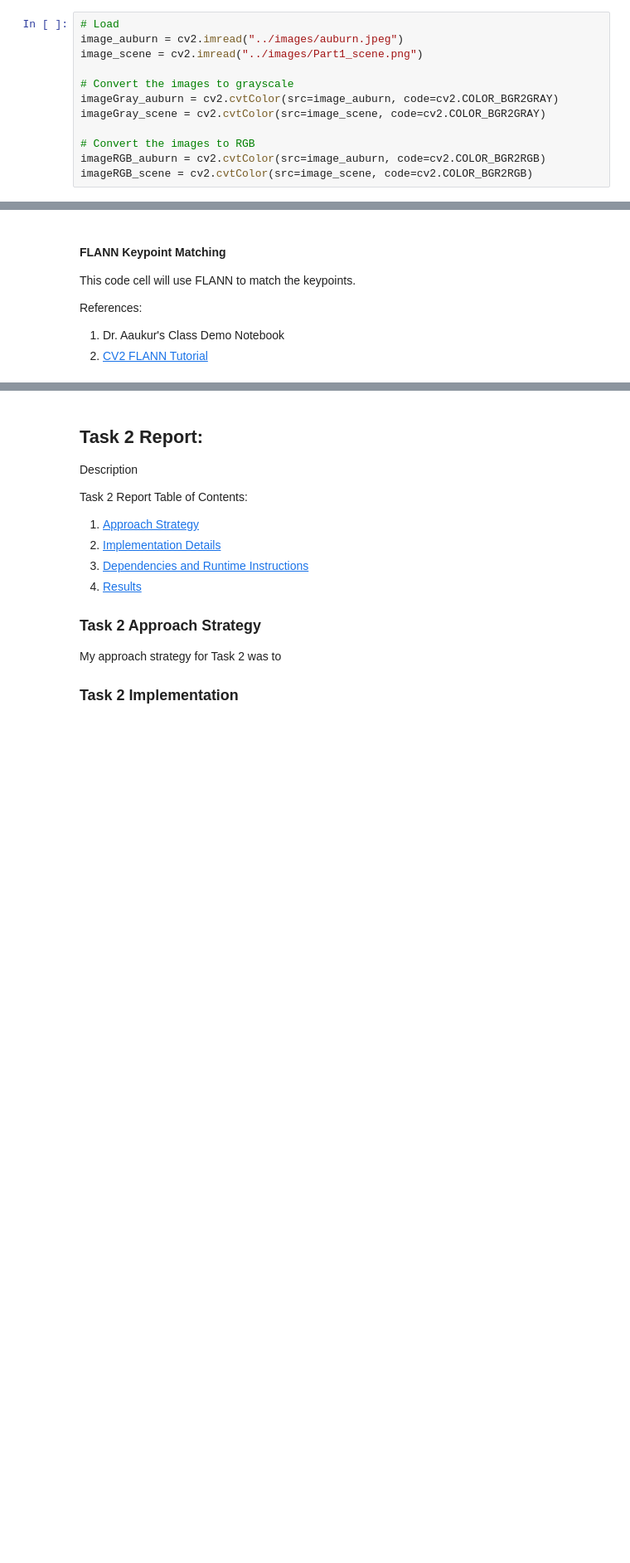
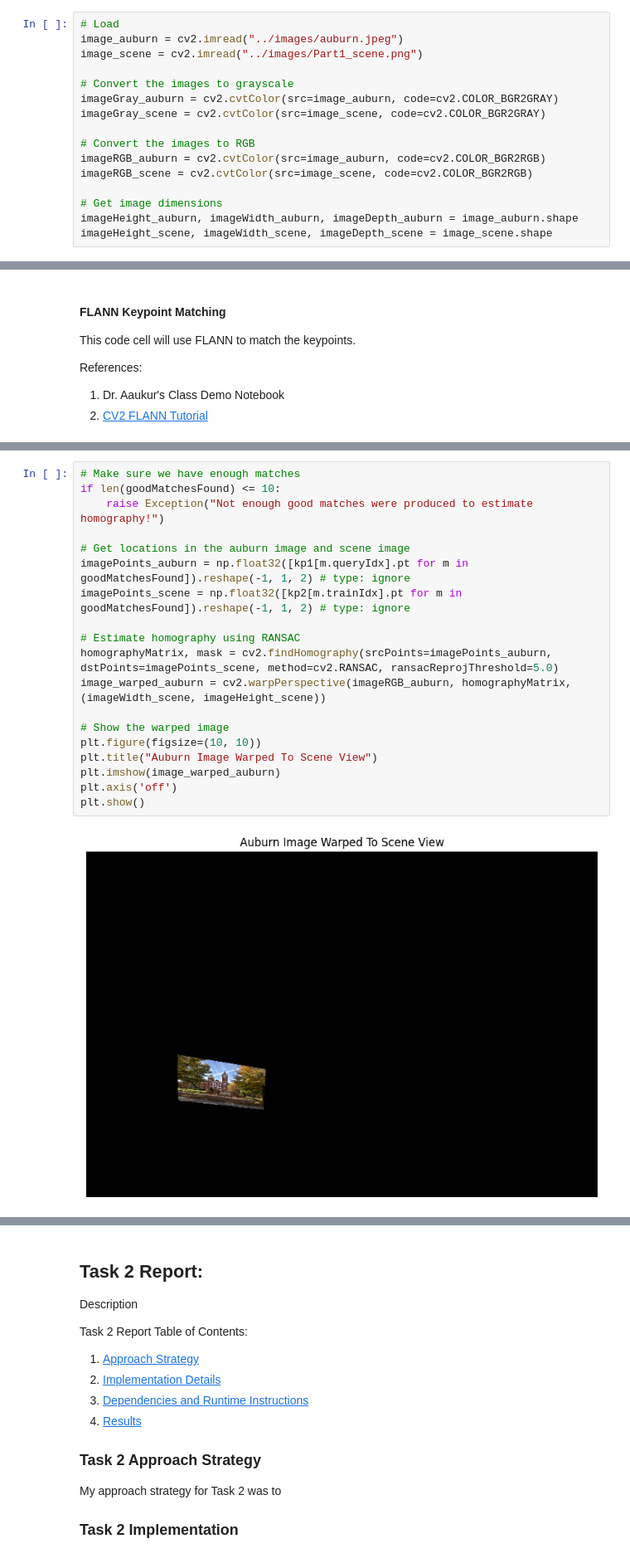
Before and after one commit to cmh02/COMP5970---Computer-Vision, a Jupyter notebook: Assignment 2 - Feature Manipulation/src/Assignment2_FeatureManipulation.ipynb, the cells around one changed output, grey strips where cells are left out. Shown at 83% size. Saved outputs shown, nothing was run; the diff lists cells and outputs as text; blank space fills up the shorter version.

```diff
--- a/Assignment 2 - Feature Manipulation/src/Assignment2_FeatureManipulation.ipynb
+++ b/Assignment 2 - Feature Manipulation/src/Assignment2_FeatureManipulation.ipynb
@@ -108,6 +108,10 @@ imageGray_scene = cv2.cvtColor(src=image_scene, code=cv2.COLOR_BGR2GRAY)
 # Convert the images to RGB
 imageRGB_auburn = cv2.cvtColor(src=image_auburn, code=cv2.COLOR_BGR2RGB)
 imageRGB_scene = cv2.cvtColor(src=image_scene, code=cv2.COLOR_BGR2RGB)
+
+# Get image dimensions
+imageHeight_auburn, imageWidth_auburn, imageDepth_auburn = image_auburn.shape
+imageHeight_scene, imageWidth_scene, imageDepth_scene = image_scene.shape
 # %% [markdown]
 #### Sift Keypoint Detection
 
@@ -188,0 +201,21 @@ plt.show()
+# %%
+# Make sure we have enough matches
+if len(goodMatchesFound) <= 10:
+    raise Exception("Not enough good matches were produced to estimate homography!")
+
+# Get locations in the auburn image and scene image
+imagePoints_auburn = np.float32([kp1[m.queryIdx].pt for m in goodMatchesFound]).reshape(-1, 1, 2) # type: ignore
+imagePoints_scene = np.float32([kp2[m.trainIdx].pt for m in goodMatchesFound]).reshape(-1, 1, 2) # type: ignore
+
+# Estimate homography using RANSAC
+homographyMatrix, mask = cv2.findHomography(srcPoints=imagePoints_auburn, dstPoints=imagePoints_scene, method=cv2.RANSAC, ransacReprojThreshold=5.0)
+image_warped_auburn = cv2.warpPerspective(imageRGB_auburn, homographyMatrix, (imageWidth_scene, imageHeight_scene))
+
+# Show the warped image
+plt.figure(figsize=(10, 10))
+plt.title("Auburn Image Warped To Scene View")
+plt.imshow(image_warped_auburn)
+plt.axis('off')
+plt.show()
+# %% [output]
+[figure, added]
```
Also changed, not shown: parts of 4 cells of this notebook.
